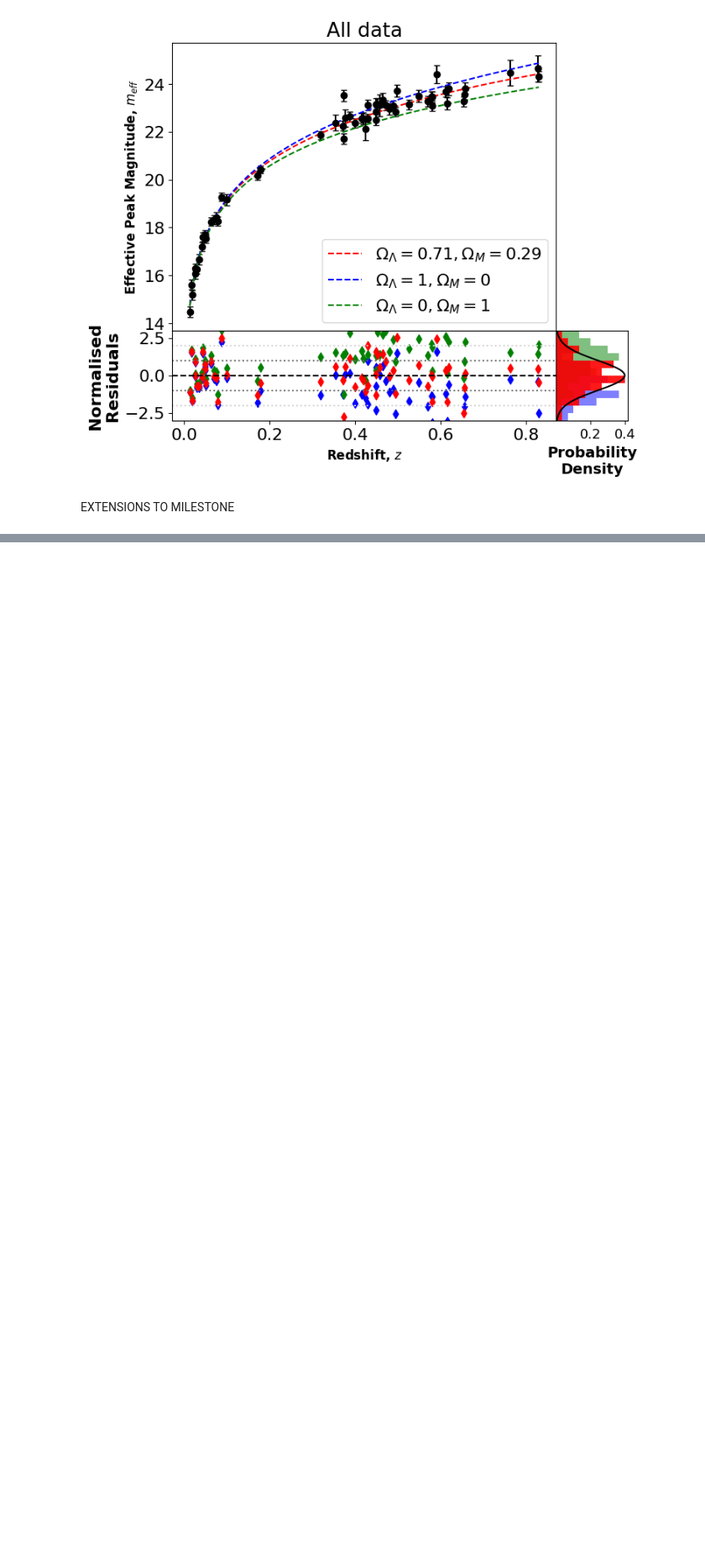
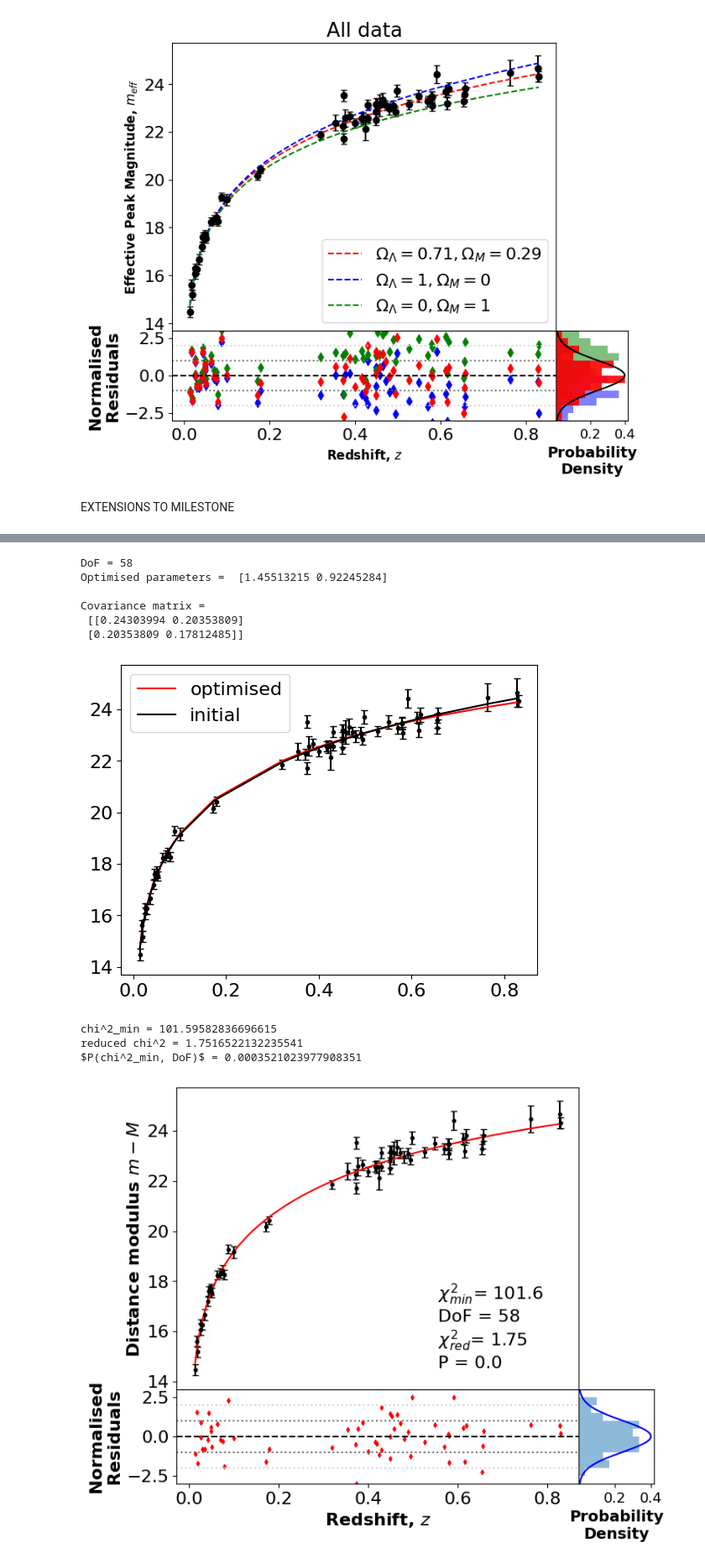
Before and after one commit to BradleyMak/Supernova_Cosmology, a Jupyter notebook: milestone diff geometries.ipynb, the cells around one changed output, grey strips where cells are left out. Shown: that part at 84% size. Cells and saved outputs as stored; diff of their text form; code cells hidden in the pictures; blank space fills up the shorter version.

```diff
--- a/milestone diff geometries.ipynb
+++ b/milestone diff geometries.ipynb
@@ -130,25 +135,30 @@ omega_lambda, omega_lambda_err = functions.find_omega_lambda_and_error(redshift[
 # %% [markdown]
 PLOTTING OBSERVED AND PREDICTED SUPERNOVA MAGNITUDES AGAINST REDSHIFT
 # %%
+#The aim of this code is to produce a plot with residuals which shows how well 3 different models fit the data.
+
+#the model function we are fitting the data to.
 def model_funct(redshift, model_params):
     try:
-        flux_predicted = L_peak/(4*np.pi*(1+redshift)**2*(functions.integrate_array(functions.comoving_distance_integrand, np.zeros(len(redshift.tolist())), redshift, args=(H_0, 0, model_params, None)))**2) #W/m^2/Ang
+        flux_predicted = L_peak/(4*np.pi*(1+redshift)**2*(functions.integrate_array(functions.comoving_distance_integrand, np.zeros(len(redshift.tolist())), redshift, args=(H_0, model_params, 1-model_params)))**2) #W/m^2/Ang
     except:
-        flux_predicted = L_peak/(4*np.pi*(1+redshift)**2*(functions.integrate_array(functions.comoving_distance_integrand, [0], [redshift], args=(H_0, 0, model_params, None)))**2) #W/m^2/Ang
+        flux_predicted = L_peak/(4*np.pi*(1+redshift)**2*(functions.integrate_array(functions.comoving_distance_integrand, [0], [redshift], args=(H_0, model_params, 1-model_params)))**2) #W/m^2/Ang
     flux_predicted = flux_predicted * 10**7 * 10**-4 #erg/s/cm^2/Angstrom
     mag_predicted = m_0 - 2.5*np.log10(flux_predicted)
     return mag_predicted
 
+#top plot - plotting observed data with three lines corresponding to the three different combinations of the density parameters in the model function.
 plt.figure(1)
 plt.figure(1).add_axes((0,0,0.8,0.8))
 plt.errorbar(redshift, eff_peak_mag, yerr = mag_err, color = 'black', capsize = 3, marker='o', linestyle='None')
-plt.plot(np.linspace(np.min(redshift), np.max(redshift), 1000), functions.mag_model(np.linspace(np.min(redshift), np.max(redshift), 1000), L_peak, H_0, m_0, 0, omega_lambda, None), label = f'$Ω_Λ = {np.round(omega_lambda, 2)}, Ω_M = {np.round(1-omega_lambda, 2)}$', color = 'red', linestyle = '--')
-plt.plot(np.linspace(np.min(redshift), np.max(redshift), 1000), functions.mag_model(np.linspace(np.min(redshift), np.max(redshift), 1000), L_peak, H_0, m_0, 0, 1, None), label = '$Ω_Λ = 1, Ω_M = 0$', color = 'blue', linestyle = '--')
-plt.plot(np.linspace(np.min(redshift), np.max(redshift), 1000), functions.mag_model(np.linspace(np.min(redshift), np.max(redshift), 1000), L_peak, H_0, m_0, 0, 0, None), label = '$Ω_Λ = 0, Ω_M = 1$', color = 'green', linestyle = '--')
+plt.plot(np.linspace(np.min(redshift), np.max(redshift), 1000), functions.mag_model(np.linspace(np.min(redshift), np.max(redshift), 1000), L_peak, H_0, m_0, omega_lambda, 1-omega_lambda), label = f'$Ω_Λ = {np.round(omega_lambda, 2)}, Ω_M = {np.round(1-omega_lambda, 2)}$', color = 'red', linestyle = '--')
+plt.plot(np.linspace(np.min(redshift), np.max(redshift), 1000), functions.mag_model(np.linspace(np.min(redshift), np.max(redshift), 1000), L_peak, H_0, m_0, 1, 0), label = '$Ω_Λ = 1, Ω_M = 0$', color = 'blue', linestyle = '--')
+plt.plot(np.linspace(np.min(redshift), np.max(redshift), 1000), functions.mag_model(np.linspace(np.min(redshift), np.max(redshift), 1000), L_peak, H_0, m_0, 0, 1), label = '$Ω_Λ = 0, Ω_M = 1$', color = 'green', linestyle = '--')
 plt.ylabel('Effective Peak Magnitude, $m_{eff}$', weight = 'bold', fontsize = 12)
 plt.legend()
 plt.title('All data')
 
+#bottom left plot - plotting residuals for three different model functions.
 plt.figure(1).add_axes((0,-0.25,0.8,0.25))
 colours = ['blue', 'green', 'red']
 omega_lambdas = [1, 0, omega_lambda]
@@ -163,6 +173,7 @@ for i in range(0, len(colours)):
         norm_residuals = functions.get_norm_residuals([omega_lambdas[i]], model_funct, redshift, eff_peak_mag, mag_err)
         plt.scatter(redshift, norm_residuals, color=colours[i], marker = 'd')
 
+#bottom right plot - plotting normalised residual distribution histogram for each of the three cases, with a Gaussian centred on 0 superimposed on top.
 plt.figure(1).add_axes((0.8,-0.25,0.15,0.25))
 plt.xticks([0.2,0.4], fontsize = 13)
 mu = 0; variance = 1
@@ -173,7 +184,6 @@ plt.xlabel("""Probability
 Density""", fontsize = 14, weight = 'bold')
 plt.gca().set_yticks([])
 plt.gca().invert_yaxis()
-
 for i in range(0, len(colours)):
         norm_residuals = functions.get_norm_residuals([omega_lambdas[i]], model_funct, redshift, eff_peak_mag, mag_err)
         plt.hist(norm_residuals, bins=np.arange(-10, 10, 0.5), alpha = [0.5, 0.5, 0.9][i], density = True, orientation = 'horizontal', color = colours[i])
@@ -342,0 +248,38 @@ TypeError: can't convert complex to float
+# %%
+#chi squared fitting
+
+#defining x and y values and the y errors for the chi squared fitting.
+xval = redshift
+yval = eff_peak_mag
+yerr = mag_err
+
+#setting some parameters for the resulting plots.
+plt.rcParams.update({'font.size': 16, 'lines.markersize': 3})
+
+#the model function that we're fitting to the dataset.
+def model_funct(xs, *vals):
+    flux_predicted = L_peak/(4*np.pi*(1+xs)**2*functions.get_transverse_comoving_distance(xs, H_0, vals[0], vals[1])**2) #W/m^2/Ang
+    flux_predicted = flux_predicted * 10**7 * 10**-4 #erg/s/cm^2/Angstrom
+    mag_predicted = m_0 - 2.5*np.log10(flux_predicted)
+    return mag_predicted
+
+initial = np.array([0.72, 0.28]) # Initial guess for fit parameters
+
+#runs the automated chi squared fitting of the x and y data to the model function above, returning chi-squared statistics and the best fit parameters and their errors.
+parameters = functions.automated_curve_fitting(xval, yval, yerr, model_funct, initial,
+                                                xlabel = 'Redshift, $z$',
+                                                ylabel = 'Distance modulus $m - M$') #optimised parameters given in erg/s/Ang
+#prints the total density parameter to check how close it is to 1 (flat universe).
+print('omega_TOT = {} +/- {}'.format(np.sum(parameters[0]), np.sqrt(np.sum(parameters[1]**2))))
+# %% [output]
+DoF = 58
+Optimised parameters =  [1.45513215 0.92245284]
+
+Covariance matrix =
+ [[0.24303994 0.20353809]
+ [0.20353809 0.17812485]]
+[figure, added]
+chi^2_min = 101.59582836696615
+reduced chi^2 = 1.7516522132235541
+$P(chi^2_min, DoF)$ = 0.0003521023977908351
+[figure, added]
```
Also changed, not shown: parts of 4 cells of this notebook, 3 other files.
